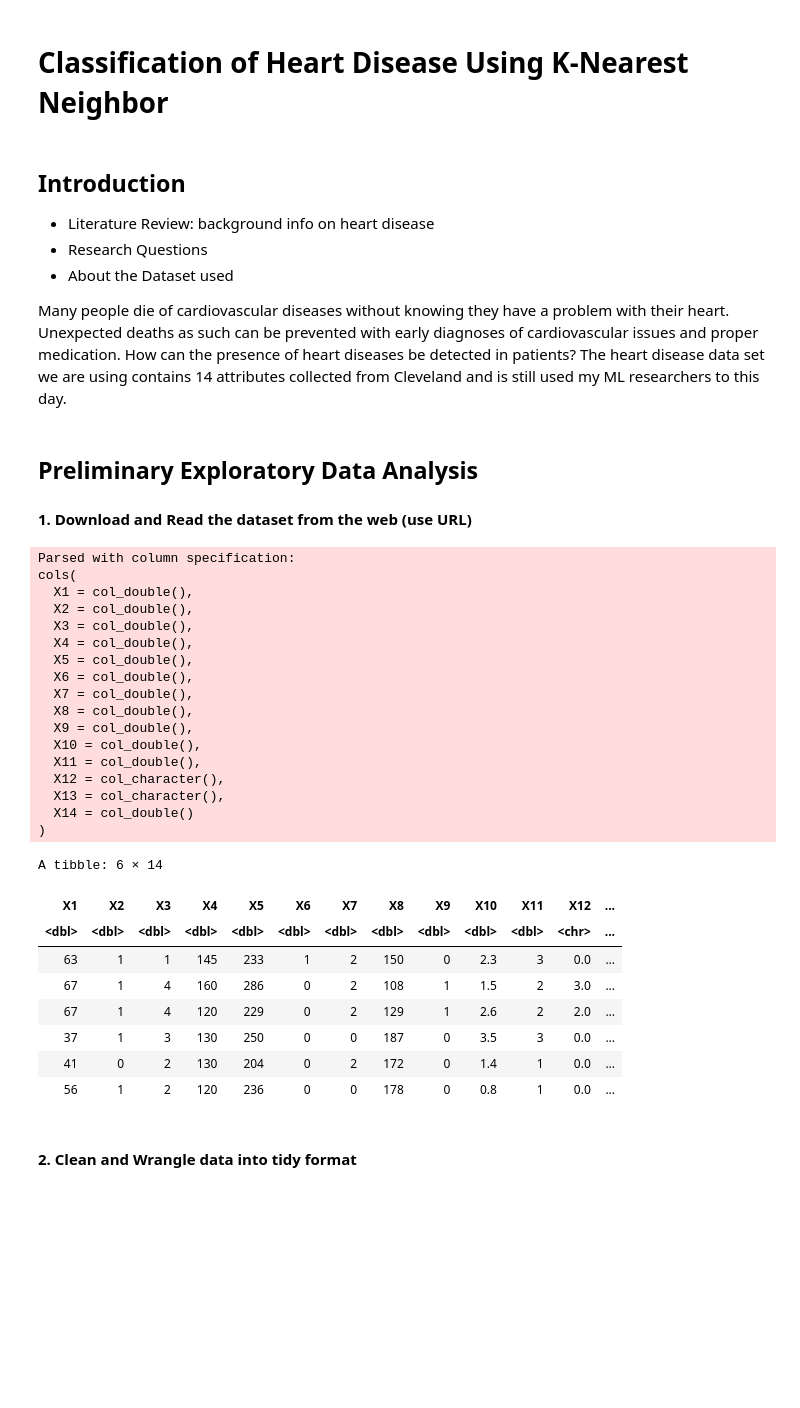
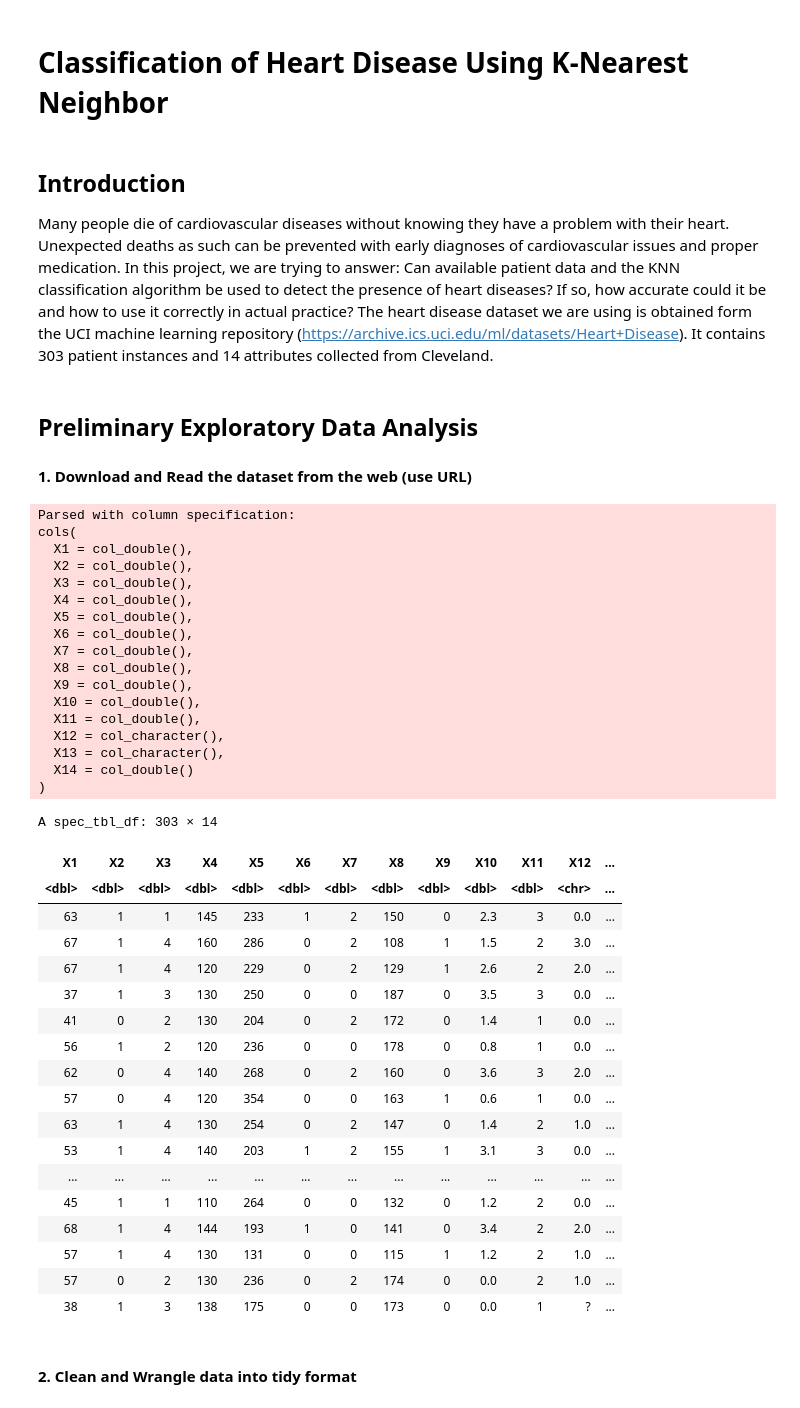
Before and after one commit to CeciH1026/DSCI_Group_Project, a Jupyter notebook: Heart Data - DSCI group proj.ipynb, the cells around one changed output. Saved outputs shown, nothing was run; the diff lists cells and outputs as text; code cells hidden in the pictures; blank space fills up the shorter version.

```diff
--- a/Heart Data - DSCI group proj.ipynb
+++ b/Heart Data - DSCI group proj.ipynb
@@ -2,11 +2,8 @@
 # Classification of Heart Disease Using K-Nearest Neighbor
 # %% [markdown]
 ## Introduction
-- Literature Review: background info on heart disease
-- Research Questions
-- About the Dataset used
 
-Many people die of cardiovascular diseases without knowing they have a problem with their heart. Unexpected deaths as such can be prevented with early diagnoses of cardiovascular issues and proper medication. How can the presence of heart diseases be detected in patients? The heart disease data set we are using contains 14 attributes collected from Cleveland and is still used my ML researchers to this day.
+Many people die of cardiovascular diseases without knowing they have a problem with their heart. Unexpected deaths as such can be prevented with early diagnoses of cardiovascular issues and proper medication. In this project, we are trying to answer: Can available patient data and the KNN classification algorithm be used to detect the presence of heart diseases? If so, how accurate could it be and how to use it correctly in actual practice? The heart disease dataset we are using is obtained form the UCI machine learning repository (https://archive.ics.uci.edu/ml/datasets/Heart+Disease). It contains 303 patient instances and 14 attributes collected from Cleveland.
 # %% [markdown]
 ## Preliminary Exploratory Data Analysis
 #### 1. Download and Read the dataset from the web (use URL)
@@ -25,34 +22,44 @@ download.file(url,destfile='HeartDisease_Cleveland.csv')
 # %%
 # Read the 'HeartDisease_Cleveland.csv' file into a dataframe
 heart_cleve <- read_csv('HeartDisease_Cleveland.csv',col_names=FALSE)
-head(heart_cleve)
+heart_cleve
 # %% [output]
 Parsed with column specification:
 cols(
   X1 = col_double(),
   X2 = col_double(),
   X3 = col_double(),
   X4 = col_double(),
   X5 = col_double(),
   X6 = col_double(),
   X7 = col_double(),
   X8 = col_double(),
   X9 = col_double(),
   X10 = col_double(),
   X11 = col_double(),
   X12 = col_character(),
   X13 = col_character(),
   X14 = col_double()
 )
-A tibble: 6 × 14
+A spec_tbl_df: 303 × 14
 | X1 | X2 | X3 | X4 | X5 | X6 | X7 | X8 | X9 | X10 | X11 | X12 | ... |
 | <dbl> | <dbl> | <dbl> | <dbl> | <dbl> | <dbl> | <dbl> | <dbl> | <dbl> | <dbl> | <dbl> | <chr> | ... |
 | 63 | 1 | 1 | 145 | 233 | 1 | 2 | 150 | 0 | 2.3 | 3 | 0.0 | ... |
 | 67 | 1 | 4 | 160 | 286 | 0 | 2 | 108 | 1 | 1.5 | 2 | 3.0 | ... |
 | 67 | 1 | 4 | 120 | 229 | 0 | 2 | 129 | 1 | 2.6 | 2 | 2.0 | ... |
 | 37 | 1 | 3 | 130 | 250 | 0 | 0 | 187 | 0 | 3.5 | 3 | 0.0 | ... |
 | 41 | 0 | 2 | 130 | 204 | 0 | 2 | 172 | 0 | 1.4 | 1 | 0.0 | ... |
 | 56 | 1 | 2 | 120 | 236 | 0 | 0 | 178 | 0 | 0.8 | 1 | 0.0 | ... |
+| 62 | 0 | 4 | 140 | 268 | 0 | 2 | 160 | 0 | 3.6 | 3 | 2.0 | ... |
+| 57 | 0 | 4 | 120 | 354 | 0 | 0 | 163 | 1 | 0.6 | 1 | 0.0 | ... |
+| 63 | 1 | 4 | 130 | 254 | 0 | 2 | 147 | 0 | 1.4 | 2 | 1.0 | ... |
+| 53 | 1 | 4 | 140 | 203 | 1 | 2 | 155 | 1 | 3.1 | 3 | 0.0 | ... |
+| ... | ... | ... | ... | ... | ... | ... | ... | ... | ... | ... | ... | ... |
+| 45 | 1 | 1 | 110 | 264 | 0 | 0 | 132 | 0 | 1.2 | 2 | 0.0 | ... |
+| 68 | 1 | 4 | 144 | 193 | 1 | 0 | 141 | 0 | 3.4 | 2 | 2.0 | ... |
+| 57 | 1 | 4 | 130 | 131 | 0 | 0 | 115 | 1 | 1.2 | 2 | 1.0 | ... |
+| 57 | 0 | 2 | 130 | 236 | 0 | 2 | 174 | 0 | 0.0 | 2 | 1.0 | ... |
+| 38 | 1 | 3 | 138 | 175 | 0 | 0 | 173 | 0 | 0.0 | 1 | ? | ... |
 # %% [markdown]
 #### 2. Clean and Wrangle data into tidy format
 # %%
```
Also changed, not shown: parts of 2 cells of this notebook.
